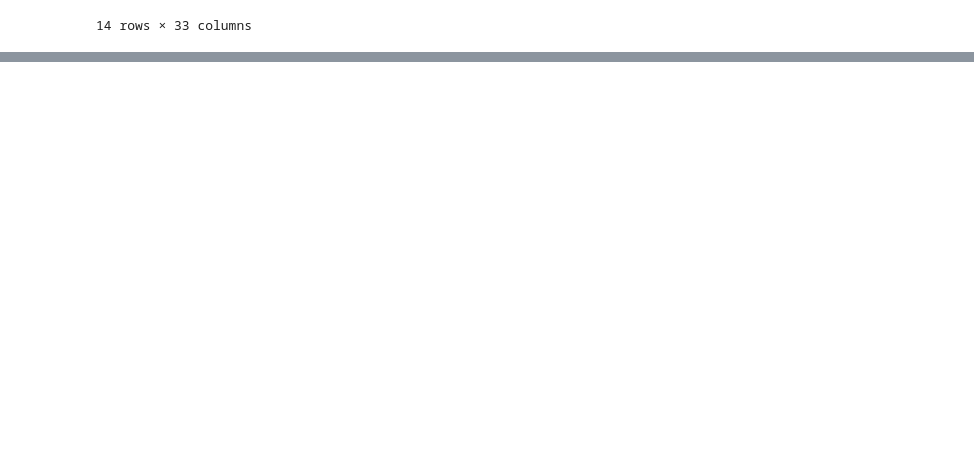
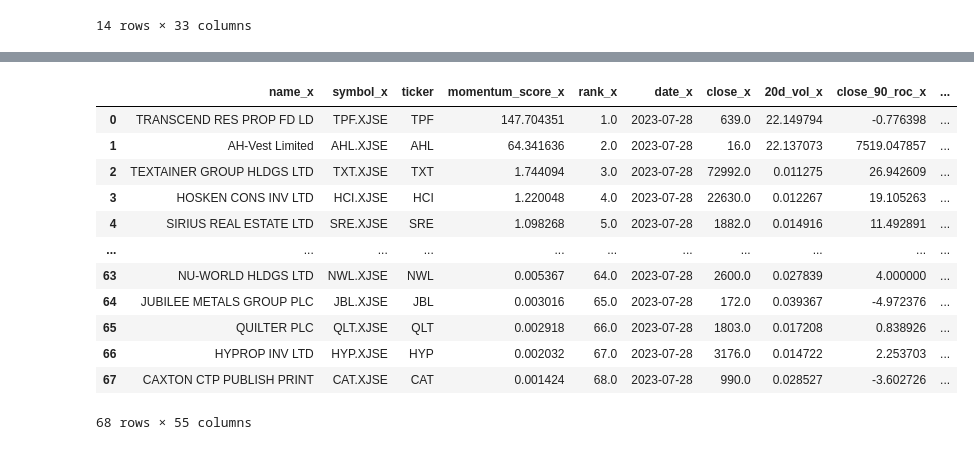
Before and after one commit to helmieresearch/helmieresearch, a Jupyter notebook: Momentum_Ranking_Model.ipynb, the cells around one changed output, grey strips where cells are left out. Cells and saved outputs as stored; diff of their text form; code cells hidden in the pictures; blank space fills up the shorter version.

```diff
--- a/Momentum_Ranking_Model.ipynb
+++ b/Momentum_Ranking_Model.ipynb
@@ -875,3 +875,6 @@ buy
 | SUR | SPUR CORPORATION LTD | SUR.XJSE | 0.020976 | 58.0 | 2023-07-28 | 2360.0 | 0.012240 | 0.854701 | 0.021704 | 1.839336 | ... |
 | NWL | NU-WORLD HLDGS LTD | NWL.XJSE | 0.005367 | 64.0 | 2023-07-28 | 2600.0 | 0.027839 | 4.000000 | 0.009543 | 0.734051 | ... |
 14 rows × 33 columns
+# %%
+df_three = final_buy_list.set_index(['ticker'])
+df_three
@@ -877,0 +917,16 @@ buy
+# %%
+pd.merge(final_buy_list, buy, on = "ticker", how = "outer")
+# %% [output]
+|  | name_x | symbol_x | ticker | momentum_score_x | rank_x | date_x | close_x | 20d_vol_x | close_90_roc_x | ... |
+| 0 | TRANSCEND RES PROP FD LD | TPF.XJSE | TPF | 147.704351 | 1.0 | 2023-07-28 | 639.0 | 22.149794 | -0.776398 | ... |
+| 1 | AH-Vest Limited | AHL.XJSE | AHL | 64.341636 | 2.0 | 2023-07-28 | 16.0 | 22.137073 | 7519.047857 | ... |
+| 2 | TEXTAINER GROUP HLDGS LTD | TXT.XJSE | TXT | 1.744094 | 3.0 | 2023-07-28 | 72992.0 | 0.011275 | 26.942609 | ... |
+| 3 | HOSKEN CONS INV LTD | HCI.XJSE | HCI | 1.220048 | 4.0 | 2023-07-28 | 22630.0 | 0.012267 | 19.105263 | ... |
+| 4 | SIRIUS REAL ESTATE LTD | SRE.XJSE | SRE | 1.098268 | 5.0 | 2023-07-28 | 1882.0 | 0.014916 | 11.492891 | ... |
+| ... | ... | ... | ... | ... | ... | ... | ... | ... | ... | ... |
+| 63 | NU-WORLD HLDGS LTD | NWL.XJSE | NWL | 0.005367 | 64.0 | 2023-07-28 | 2600.0 | 0.027839 | 4.000000 | ... |
+| 64 | JUBILEE METALS GROUP PLC | JBL.XJSE | JBL | 0.003016 | 65.0 | 2023-07-28 | 172.0 | 0.039367 | -4.972376 | ... |
+| 65 | QUILTER PLC | QLT.XJSE | QLT | 0.002918 | 66.0 | 2023-07-28 | 1803.0 | 0.017208 | 0.838926 | ... |
+| 66 | HYPROP INV LTD | HYP.XJSE | HYP | 0.002032 | 67.0 | 2023-07-28 | 3176.0 | 0.014722 | 2.253703 | ... |
+| 67 | CAXTON CTP PUBLISH PRINT | CAT.XJSE | CAT | 0.001424 | 68.0 | 2023-07-28 | 990.0 | 0.028527 | -3.602726 | ... |
+68 rows × 55 columns
```
Also changed, not shown: parts of 2 cells of this notebook.
